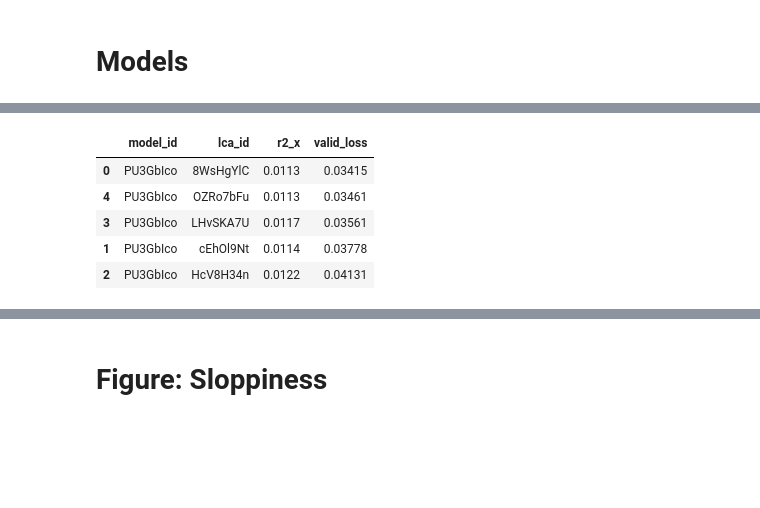
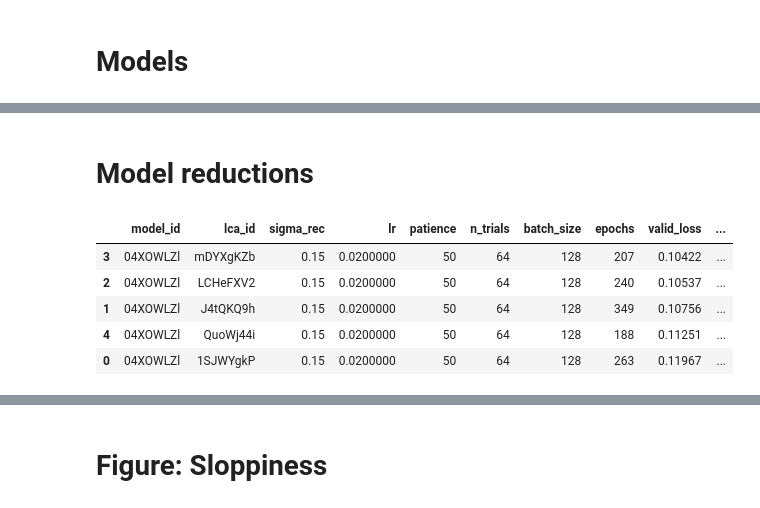
Before and after one commit to cmlangdon/LatentCircuitAnalysis, a Jupyter notebook: LCAExperiments.ipynb, the cells around one changed output, grey strips where cells are left out. Cells and saved outputs as stored; diff of their text form; code cells hidden in the pictures; blank space fills up the shorter version.

```diff
--- a/LCAExperiments.ipynb
+++ b/LCAExperiments.ipynb
@@ -46,9 +48,11 @@ df
+# %% [markdown]
+# Model reductions
 # %%
-pd.DataFrame((LCA() & 'model_id="PU3GbIco"').proj('valid_loss','r2_x').fetch()).sort_values('valid_loss')
+pd.DataFrame((LCA() & 'model_id="04XOWLZl"' ).proj('model_id','lca_id','sigma_rec','lr','batch_size','patience','epochs','valid_loss','train_loss','n_trials').fetch()).sort_values('valid_loss',ascending=True)
 # %% [output]
-|  | model_id | lca_id | r2_x | valid_loss |
-| 0 | PU3GbIco | 8WsHgYlC | 0.0113 | 0.03415 |
-| 4 | PU3GbIco | OZRo7bFu | 0.0113 | 0.03461 |
-| 3 | PU3GbIco | LHvSKA7U | 0.0117 | 0.03561 |
-| 1 | PU3GbIco | cEhOl9Nt | 0.0114 | 0.03778 |
-| 2 | PU3GbIco | HcV8H34n | 0.0122 | 0.04131 |
+|  | model_id | lca_id | sigma_rec | lr | patience | n_trials | batch_size | epochs | valid_loss | ... |
+| 3 | 04XOWLZl | mDYXgKZb | 0.15 | 0.0200000 | 50 | 64 | 128 | 207 | 0.10422 | ... |
+| 2 | 04XOWLZl | LCHeFXV2 | 0.15 | 0.0200000 | 50 | 64 | 128 | 240 | 0.10537 | ... |
+| 1 | 04XOWLZl | J4tQKQ9h | 0.15 | 0.0200000 | 50 | 64 | 128 | 349 | 0.10756 | ... |
+| 4 | 04XOWLZl | QuoWj44i | 0.15 | 0.0200000 | 50 | 64 | 128 | 188 | 0.11251 | ... |
+| 0 | 04XOWLZl | 1SJWYgkP | 0.15 | 0.0200000 | 50 | 64 | 128 | 263 | 0.11967 | ... |
```
Also changed, not shown: parts of 87 cells of this notebook, 9 other files.
